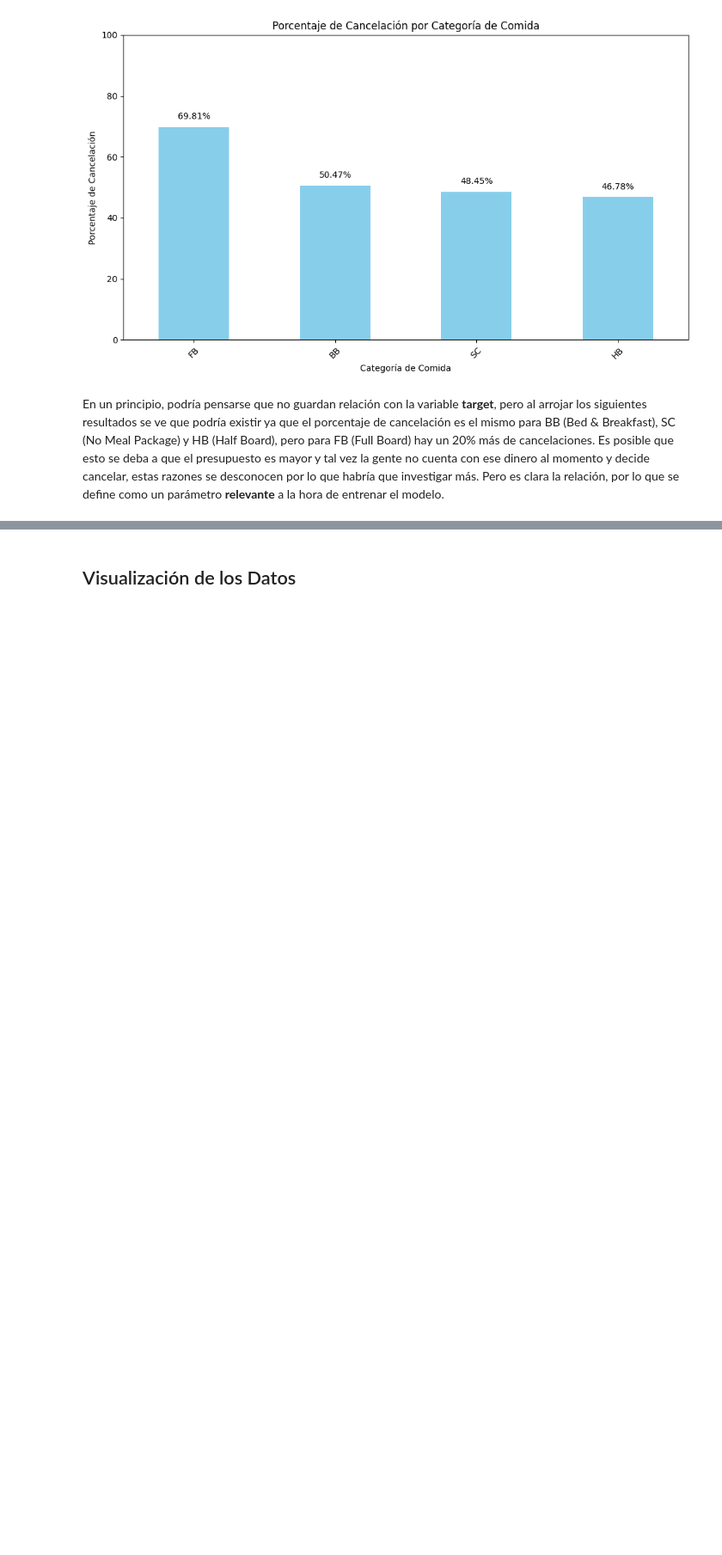
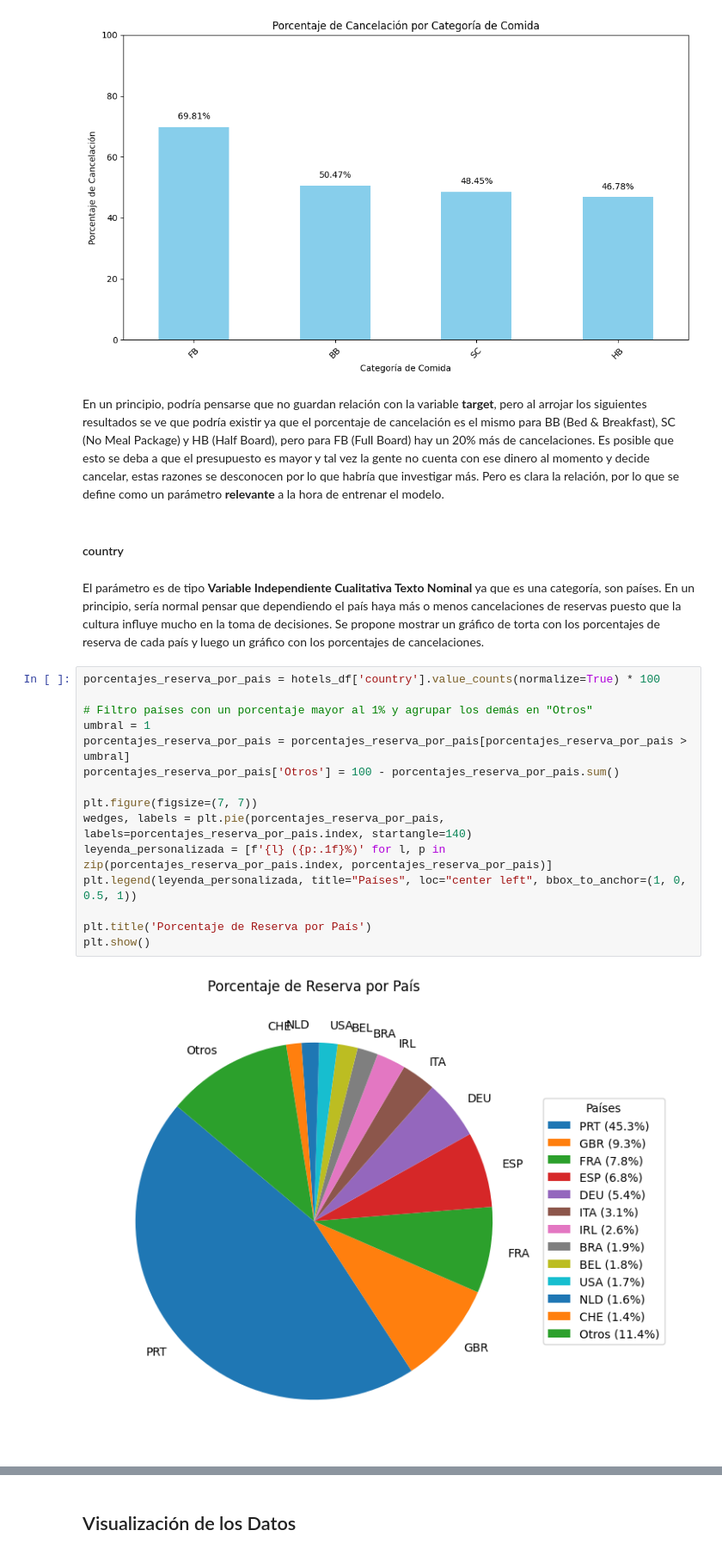
Before and after one commit to InspectorDave/OrgaDeDatos-TPs, a Jupyter notebook: 7506R_TP1_GRUPO11_CHP1_ENTREGA.ipynb, the cells around one changed output, grey strips where cells are left out. Shown at 86% size. Cells and saved outputs as stored; diff of their text form; blank space fills up the shorter version.

Commit message:
country

```diff
--- a/7506R_TP1_GRUPO11_CHP1_ENTREGA.ipynb
+++ b/7506R_TP1_GRUPO11_CHP1_ENTREGA.ipynb
@@ -973,3 +973,24 @@ hotels_df = hotels_df_backup
 [figure]
 # %% [markdown]
 En un principio, podría pensarse que no guardan relación con la variable **target**, pero al arrojar los siguientes resultados se ve que podría existir ya que el porcentaje de cancelación es el mismo para BB (Bed & Breakfast), SC (No Meal Package) y HB (Half Board), pero para FB (Full Board) hay un 20% más de cancelaciones. Es posible que esto se deba a que el presupuesto es mayor y tal vez la gente no cuenta con ese dinero al momento y decide cancelar, estas razones se desconocen por lo que habría que investigar más. Pero es clara la relación, por lo que se define como un parámetro **relevante** a la hora de entrenar el modelo.
+# %% [markdown]
+#### country
+# %% [markdown]
+El parámetro es de tipo **Variable Independiente Cualitativa Texto Nominal** ya que es una categoría, son países. En un principio, sería normal pensar que dependiendo el país haya más o menos cancelaciones de reservas puesto que la cultura influye mucho en la toma de decisiones. Se propone mostrar un gráfico de torta con los porcentajes de reserva de cada país y luego un gráfico con los porcentajes de cancelaciones.
+# %%
+porcentajes_reserva_por_pais = hotels_df['country'].value_counts(normalize=True) * 100
+
+# Filtro países con un porcentaje mayor al 1% y agrupar los demás en "Otros"
+umbral = 1
+porcentajes_reserva_por_pais = porcentajes_reserva_por_pais[porcentajes_reserva_por_pais > umbral]
+porcentajes_reserva_por_pais['Otros'] = 100 - porcentajes_reserva_por_pais.sum()
+
+plt.figure(figsize=(7, 7))
+wedges, labels = plt.pie(porcentajes_reserva_por_pais, labels=porcentajes_reserva_por_pais.index, startangle=140)
+leyenda_personalizada = [f'{l} ({p:.1f}%)' for l, p in zip(porcentajes_reserva_por_pais.index, porcentajes_reserva_por_pais)]
+plt.legend(leyenda_personalizada, title="Países", loc="center left", bbox_to_anchor=(1, 0, 0.5, 1))
+
+plt.title('Porcentaje de Reserva por País')
+plt.show()
+# %% [output]
+[figure, added]
```
Also changed, not shown: parts of 5 cells of this notebook.
